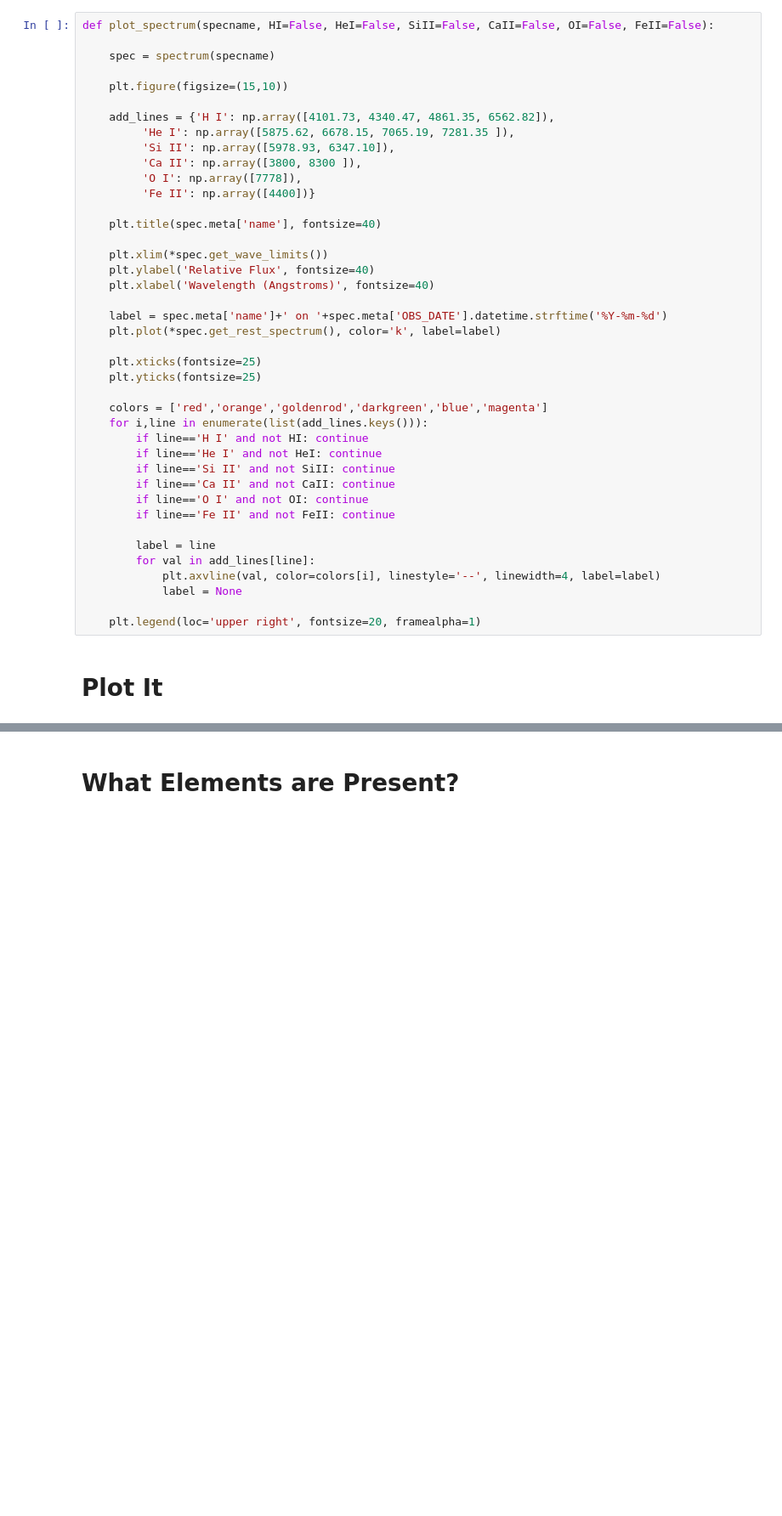
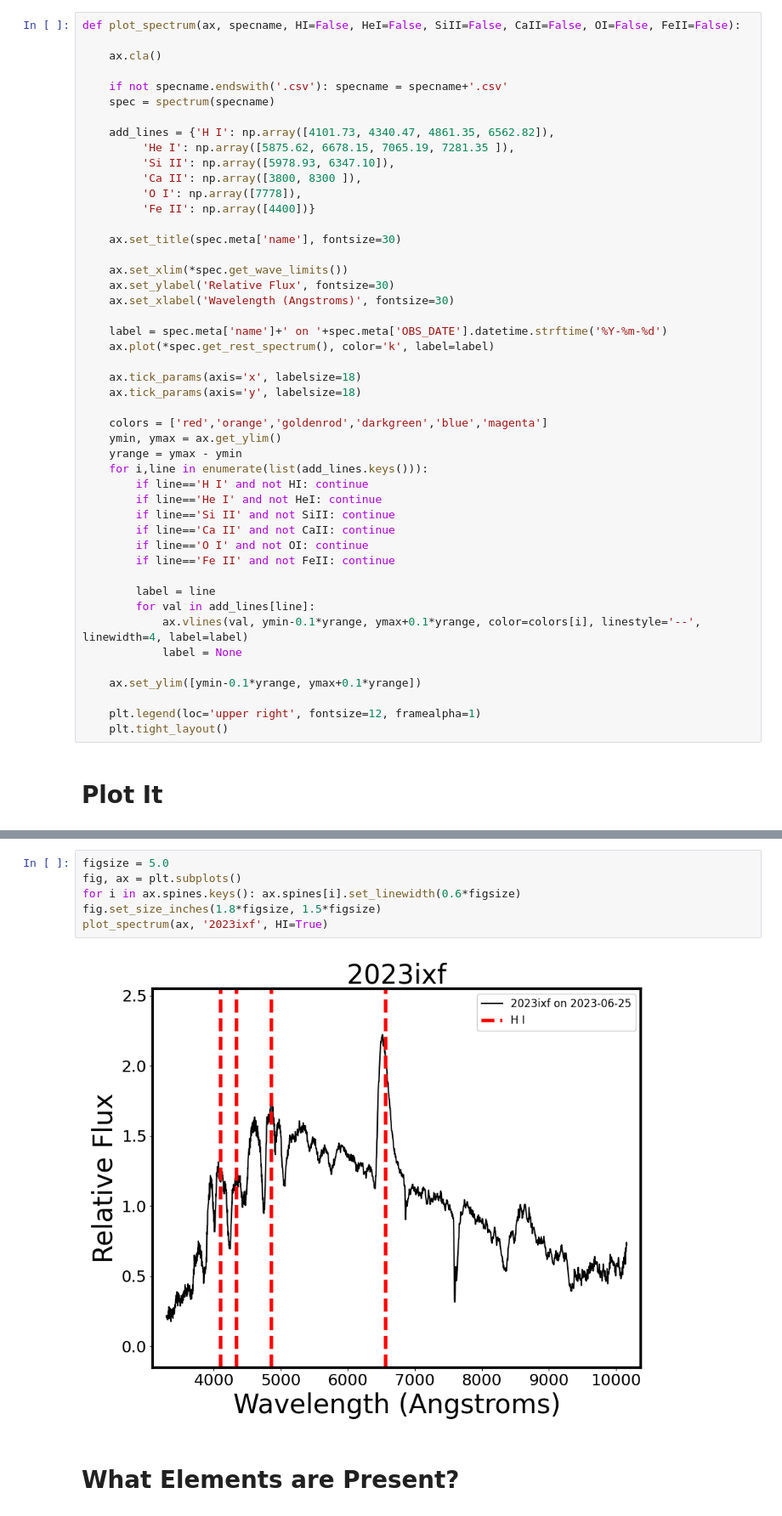
Before and after one commit to CIERA-Northwestern/REACHpy, a Jupyter notebook: Projects/SN_classification/REACH_SN_Spectra.ipynb, the cells around one changed output, grey strips where cells are left out. Shown at 85% size. Drawn from its saved outputs; the diff is of its cells as text; blank space fills up the shorter version.

```diff
--- a/Projects/SN_classification/REACH_SN_Spectra.ipynb
+++ b/Projects/SN_classification/REACH_SN_Spectra.ipynb
@@ -101,11 +104,12 @@ class spectrum(object):
         limits = [np.min(wave) - 0.03 * wave_range, np.max(wave) + 0.03 * wave_range]
         return(limits)
 # %%
-def plot_spectrum(specname, HI=False, HeI=False, SiII=False, CaII=False, OI=False, FeII=False):
+def plot_spectrum(ax, specname, HI=False, HeI=False, SiII=False, CaII=False, OI=False, FeII=False):
 
+    ax.cla()
+
+    if not specname.endswith('.csv'): specname = specname+'.csv'
     spec = spectrum(specname)
-
-    plt.figure(figsize=(15,10))
 
     add_lines = {'H I': np.array([4101.73, 4340.47, 4861.35, 6562.82]),
          'He I': np.array([5875.62, 6678.15, 7065.19, 7281.35 ]),
@@ -114,19 +118,21 @@ def plot_spectrum(specname, HI=False, HeI=False, SiII=False, CaII=False, OI=Fals
          'O I': np.array([7778]),
          'Fe II': np.array([4400])}
 
-    plt.title(spec.meta['name'], fontsize=40)
+    ax.set_title(spec.meta['name'], fontsize=30)
 
-    plt.xlim(*spec.get_wave_limits())
-    plt.ylabel('Relative Flux', fontsize=40)
-    plt.xlabel('Wavelength (Angstroms)', fontsize=40)
+    ax.set_xlim(*spec.get_wave_limits())
+    ax.set_ylabel('Relative Flux', fontsize=30)
+    ax.set_xlabel('Wavelength (Angstroms)', fontsize=30)
 
     label = spec.meta['name']+' on '+spec.meta['OBS_DATE'].datetime.strftime('%Y-%m-%d')
-    plt.plot(*spec.get_rest_spectrum(), color='k', label=label)
+    ax.plot(*spec.get_rest_spectrum(), color='k', label=label)
 
-    plt.xticks(fontsize=25)
-    plt.yticks(fontsize=25)
+    ax.tick_params(axis='x', labelsize=18)
+    ax.tick_params(axis='y', labelsize=18)
 
     colors = ['red','orange','goldenrod','darkgreen','blue','magenta']
+    ymin, ymax = ax.get_ylim()
+    yrange = ymax - ymin
     for i,line in enumerate(list(add_lines.keys())):
         if line=='H I' and not HI: continue
         if line=='He I' and not HeI: continue
@@ -137,9 +143,12 @@ def plot_spectrum(specname, HI=False, HeI=False, SiII=False, CaII=False, OI=Fals
 
         label = line
         for val in add_lines[line]:
-            plt.axvline(val, color=colors[i], linestyle='--', linewidth=4, label=label)
+            ax.vlines(val, ymin-0.1*yrange, ymax+0.1*yrange, color=colors[i], linestyle='--', linewidth=4, label=label)
             label = None
 
-    plt.legend(loc='upper right', fontsize=20, framealpha=1)
+    ax.set_ylim([ymin-0.1*yrange, ymax+0.1*yrange])
+
+    plt.legend(loc='upper right', fontsize=12, framealpha=1)
+    plt.tight_layout()
 # %% [markdown]
 # Plot It
@@ -150,3 +155,11 @@ plot_spectrum('2023ixf.csv', HI=True)
+# %%
+figsize = 5.0
+fig, ax = plt.subplots()
+for i in ax.spines.keys(): ax.spines[i].set_linewidth(0.6*figsize)
+fig.set_size_inches(1.8*figsize, 1.5*figsize)
+plot_spectrum(ax, '2023ixf', HI=True)
+# %% [output]
+[figure, added]
 # %% [markdown]
 # What Elements are Present?
 # %% [markdown]
```
Also changed, not shown: parts of 3 cells of this notebook.
